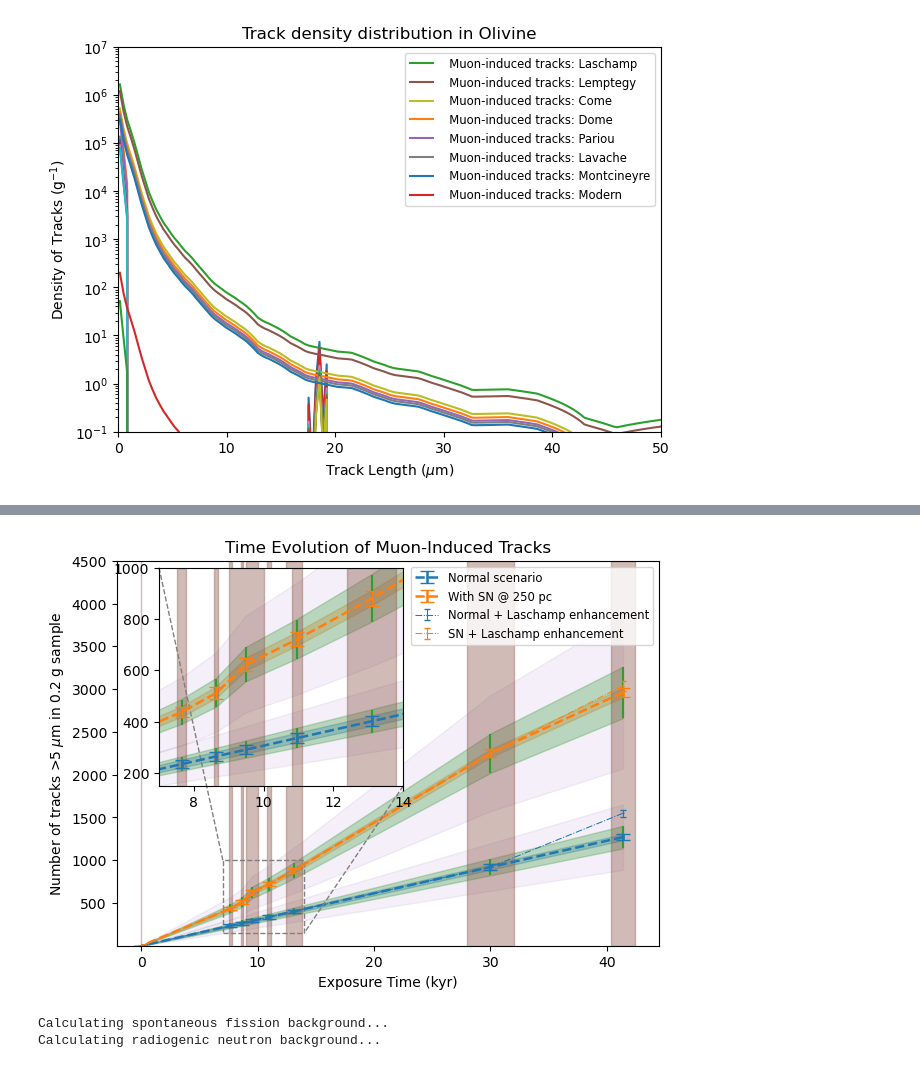
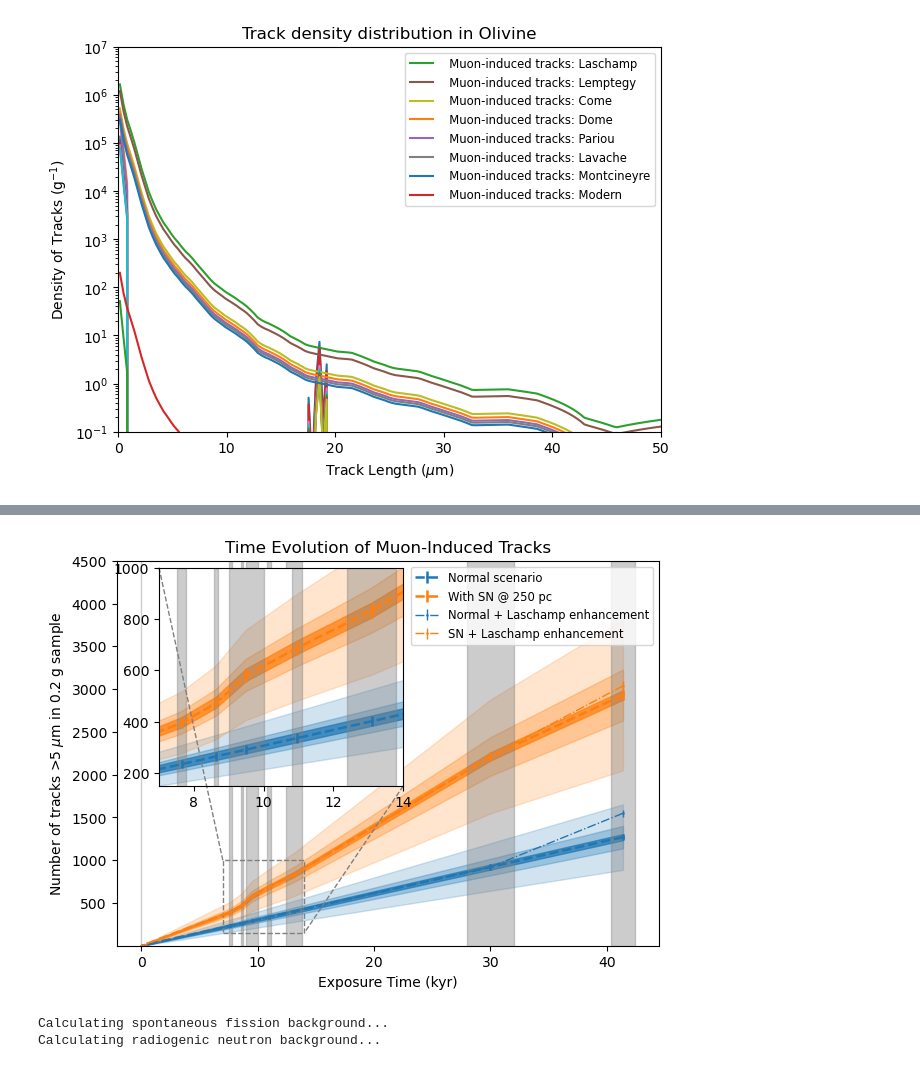
Before and after one commit to cgalelli/PrimusCode, a Jupyter notebook: Primus_analysis.ipynb, the cells around one changed output, grey strips where cells are left out. Drawn from its saved outputs; the diff is of its cells as text; code cells hidden in the pictures.

```diff
--- a/Primus_analysis.ipynb
+++ b/Primus_analysis.ipynb
@@ -355,3 +304,3 @@ total_muon_tracks_SN250 = np.array([mineral.integrate_muon_signal_spectrum_paral
 # %%
-#muon_tracks_enhanced = mineral.integrate_muon_signal_spectrum_parallel(x_bins, scenario_config=scenario_config_simple_enhanced, energy_bins_gev=CONFIG["geant4_energy_bins_gev"], exposure_window_kyr=exposure_times[0], sample_mass_kg = CONFIG['sample_mass_kg'], nsteps=41)
+muon_tracks_enhanced = mineral.integrate_muon_signal_spectrum_parallel(x_bins, scenario_config=scenario_config_simple_enhanced, energy_bins_gev=CONFIG["geant4_energy_bins_gev"], exposure_window_kyr=exposure_times[0], sample_mass_kg = CONFIG['sample_mass_kg'], nsteps=41)
 muon_tracks_SN250_enhanced = mineral.integrate_muon_signal_spectrum_parallel(x_bins, scenario_config=scenario_config_SN250_enhanced, energy_bins_gev=CONFIG["geant4_energy_bins_gev"], exposure_window_kyr=exposure_times[0], sample_mass_kg = CONFIG['sample_mass_kg'], nsteps=41)
@@ -464,58 +366,54 @@ plt.show()
 # %%
 from mpl_toolkits.axes_grid1.inset_locator import zoomed_inset_axes
 from mpl_toolkits.axes_grid1.inset_locator import mark_inset
 
 fig, ax = plt.subplots(figsize=[7, 5])
 
 
-ax.errorbar(exposure_times, summed_target, yerr= np.sqrt(summed_target+(0.1*summed_target)**2), linestyle='', color='C2', marker='')
-ax.errorbar(exposure_times, summed_target, yerr= np.sqrt(summed_target), label="Normal scenario", linewidth=1.8, color='C0', marker='o', markersize=0.7, linestyle='--', capsize=5)
-ax.fill_between(exposure_times, summed_target-np.sqrt(summed_target), summed_target+np.sqrt(summed_target), color='C0', alpha=0.3)
-ax.fill_between(exposure_times, summed_target-np.sqrt(summed_target+(0.1*summed_target)**2), summed_target+np.sqrt(summed_target+(0.1*summed_target)**2), color='C2', alpha=0.3)
-ax.fill_between(exposure_times, summed_target-np.sqrt(summed_target+(0.3*summed_target)**2), summed_target+np.sqrt(summed_target+(0.3*summed_target)**2), color='C4', alpha=0.1)
+ax.errorbar(exposure_times, summed_target, yerr= np.sqrt(summed_target), label="Normal scenario", linewidth=1.8, color='C0', marker='o', markersize=1., linestyle='--', capsize=0)
+ax.fill_between(exposure_times, summed_target-np.sqrt(summed_target), summed_target+np.sqrt(summed_target), color='C0', alpha=0.7)
+ax.fill_between(exposure_times, summed_target-np.sqrt(summed_target+(0.1*summed_target)**2), summed_target+np.sqrt(summed_target+(0.1*summed_target)**2), color='C0', alpha=0.3)
+ax.fill_between(exposure_times, summed_target-np.sqrt(summed_target+(0.3*summed_target)**2), summed_target+np.sqrt(summed_target+(0.3*summed_target)**2), color='C0', alpha=0.2)
 
-ax.errorbar(exposure_times, summed_SN250, yerr= np.sqrt(summed_SN250+(0.1*summed_SN250)**2), linestyle='', color='C2', marker='')
-ax.errorbar(exposure_times, summed_SN250, yerr= np.sqrt(summed_SN250), label="With SN @ 250 pc", linewidth=1.8, color='C1', marker='o', markersize=0.7, linestyle='--', capsize=5)
-ax.fill_between(exposure_times, summed_SN250-np.sqrt(summed_SN250), summed_SN250+np.sqrt(summed_SN250), color='C1', alpha=0.3)
-ax.fill_between(exposure_times, summed_SN250-np.sqrt(summed_SN250+(0.1*summed_SN250)**2), summed_SN250+np.sqrt(summed_SN250+(0.1*summed_SN250)**2), color='C2', alpha=0.3)
-ax.fill_between(exposure_times, summed_SN250-np.sqrt(summed_SN250+(0.3*summed_SN250)**2), summed_SN250+np.sqrt(summed_SN250+(0.3*summed_SN250)**2), color='C4', alpha=0.1)
+ax.errorbar(exposure_times, summed_SN250, yerr= np.sqrt(summed_SN250), label="With SN @ 250 pc", linewidth=1.8, color='C1', marker='o', markersize=1., linestyle='--', capsize=0)
+ax.fill_between(exposure_times, summed_SN250-np.sqrt(summed_SN250), summed_SN250+np.sqrt(summed_SN250), color='C1', alpha=0.7)
+ax.fill_between(exposure_times, summed_SN250-np.sqrt(summed_SN250+(0.1*summed_SN250)**2), summed_SN250+np.sqrt(summed_SN250+(0.1*summed_SN250)**2), color='C1', alpha=0.3)
+ax.fill_between(exposure_times, summed_SN250-np.sqrt(summed_SN250+(0.3*summed_SN250)**2), summed_SN250+np.sqrt(summed_SN250+(0.3*summed_SN250)**2), color='C1', alpha=0.2)
 
-ax.errorbar(exposure_times, summed_enhanced, yerr= np.sqrt(summed_enhanced), label="Normal + Laschamp enhancement", linewidth=0.75, color='C0', marker='o', markersize=0.5, linestyle='-.', capsize=2)
-ax.errorbar(exposure_times, summed_SN250_enhanced, yerr= np.sqrt(summed_SN250_enhanced), label="SN + Laschamp enhancement", linewidth=0.75, color='C1', marker='o', markersize=0.5, linestyle='-.', capsize=2)
+ax.errorbar(exposure_times, summed_enhanced, yerr= np.sqrt(summed_enhanced), label="Normal + Laschamp enhancement", linewidth=1., color='C0', marker='o', markersize=0.8, linestyle='-.', capsize=0)
+ax.errorbar(exposure_times, summed_SN250_enhanced, yerr= np.sqrt(summed_SN250_enhanced), label="SN + Laschamp enhancement", linewidth=1., color='C1', marker='o', markersize=0.8, linestyle='-.', capsize=0)
 
 for i, age in enumerate(exposure_times):
-    ax.axvspan(age-exposure_times_err[i], age+exposure_times_err[i], color='C5', alpha=0.4)
+    ax.axvspan(age-exposure_times_err[i], age+exposure_times_err[i], color='grey', alpha=0.4)
 
 axins = zoomed_inset_axes(ax, zoom=3., loc='upper left',bbox_to_anchor=(0.065, 0.6, 0.4, 0.4), bbox_transform=ax.transAxes)
-axins.errorbar(exposure_times, summed_target, yerr= np.sqrt(summed_target+(0.1*summed_target)**2), linestyle='', color='C2', marker='')
-axins.errorbar(exposure_times, summed_target, yerr= np.sqrt(summed_target), label="Normal scenario", linewidth=1.8, color='C0', marker='o', markersize=0.7, linestyle='--', capsize=5)
-axins.fill_between(exposure_times, summed_target-np.sqrt(summed_target), summed_target+np.sqrt(summed_target), color='C0', alpha=0.3)
-axins.fill_between(exposure_times, summed_target-np.sqrt(summed_target+(0.1*summed_target)**2), summed_target+np.sqrt(summed_target+(0.1*summed_target)**2), color='C2', alpha=0.3)
-axins.fill_between(exposure_times, summed_target-np.sqrt(summed_target+(0.3*summed_target)**2), summed_target+np.sqrt(summed_target+(0.3*summed_target)**2), color='C4', alpha=0.1)
+axins.errorbar(exposure_times, summed_target, yerr= np.sqrt(summed_target), label="Normal scenario", linewidth=1.8, color='C0', marker='o', markersize=1., linestyle='--', capsize=0)
+axins.fill_between(exposure_times, summed_target-np.sqrt(summed_target), summed_target+np.sqrt(summed_target), color='C0', alpha=0.7)
+axins.fill_between(exposure_times, summed_target-np.sqrt(summed_target+(0.1*summed_target)**2), summed_target+np.sqrt(summed_target+(0.1*summed_target)**2), color='C0', alpha=0.3)
+axins.fill_between(exposure_times, summed_target-np.sqrt(summed_target+(0.3*summed_target)**2), summed_target+np.sqrt(summed_target+(0.3*summed_target)**2), color='C0', alpha=0.2)
 
-axins.errorbar(exposure_times, summed_SN250, yerr= np.sqrt(summed_SN250+(0.1*summed_SN250)**2), linestyle='', color='C2', marker='')
-axins.errorbar(exposure_times, summed_SN250, yerr= np.sqrt(summed_SN250), label="With SN @ 250 pc", linewidth=1.8, color='C1', marker='o', markersize=0.7, linestyle='--', capsize=5)
-axins.fill_between(exposure_times, summed_SN250-np.sqrt(summed_SN250), summed_SN250+np.sqrt(summed_SN250), color='C1', alpha=0.3)
-axins.fill_between(exposure_times, summed_SN250-np.sqrt(summed_SN250+(0.1*summed_SN250)**2), summed_SN250+np.sqrt(summed_SN250+(0.1*summed_SN250)**2), color='C2', alpha=0.3)
-axins.fill_between(exposure_times, summed_SN250-np.sqrt(summed_SN250+(0.3*summed_SN250)**2), summed_SN250+np.sqrt(summed_SN250+(0.3*summed_SN250)**2), color='C4', alpha=0.1)
+axins.errorbar(exposure_times, summed_SN250, yerr= np.sqrt(summed_SN250), label="With SN @ 250 pc", linewidth=1.8, color='C1', marker='o', markersize=1., linestyle='--', capsize=0)
+axins.fill_between(exposure_times, summed_SN250-np.sqrt(summed_SN250), summed_SN250+np.sqrt(summed_SN250), color='C1', alpha=0.7)
+axins.fill_between(exposure_times, summed_SN250-np.sqrt(summed_SN250+(0.1*summed_SN250)**2), summed_SN250+np.sqrt(summed_SN250+(0.1*summed_SN250)**2), color='C1', alpha=0.3)
+axins.fill_between(exposure_times, summed_SN250-np.sqrt(summed_SN250+(0.3*summed_SN250)**2), summed_SN250+np.sqrt(summed_SN250+(0.3*summed_SN250)**2), color='C1', alpha=0.2)
 
 for i, age in enumerate(exposure_times):
-    axins.axvspan(age-exposure_times_err[i], age+exposure_times_err[i], color='C5', alpha=0.4)
+    axins.axvspan(age-exposure_times_err[i], age+exposure_times_err[i], color='grey', alpha=0.4)
 
 
 axins.set_xlim(7, 14)
 axins.set_ylim(150, 1000)
 mark_inset(ax, axins, loc1=2, loc2=4, fc="none", ec="0.5", linestyle='--')
 
 ax.set_xlabel("Exposure Time (kyr)")
 ax.set_ylabel(r"Number of tracks >5 $\mu$m in 0.2 g sample")
 ax.set_title("Time Evolution of Muon-Induced Tracks")
 ax.set_ylim(1e0, 4.5e3)
 ax.legend(fontsize='small', loc='upper right')
 plt.savefig("Plots/time_evolution.png", dpi=500)
 plt.show()
 # %% [output]
-[figure, old version]
+[figure, new version]
 # %%
 filepath = './Data/processed_recoils/Olivine_muon_recoil_simple_10.0kyr_0mwe.npz'
 recoil_data = np.load(filepath)
```
Also changed, not shown: parts of 6 cells of this notebook.
